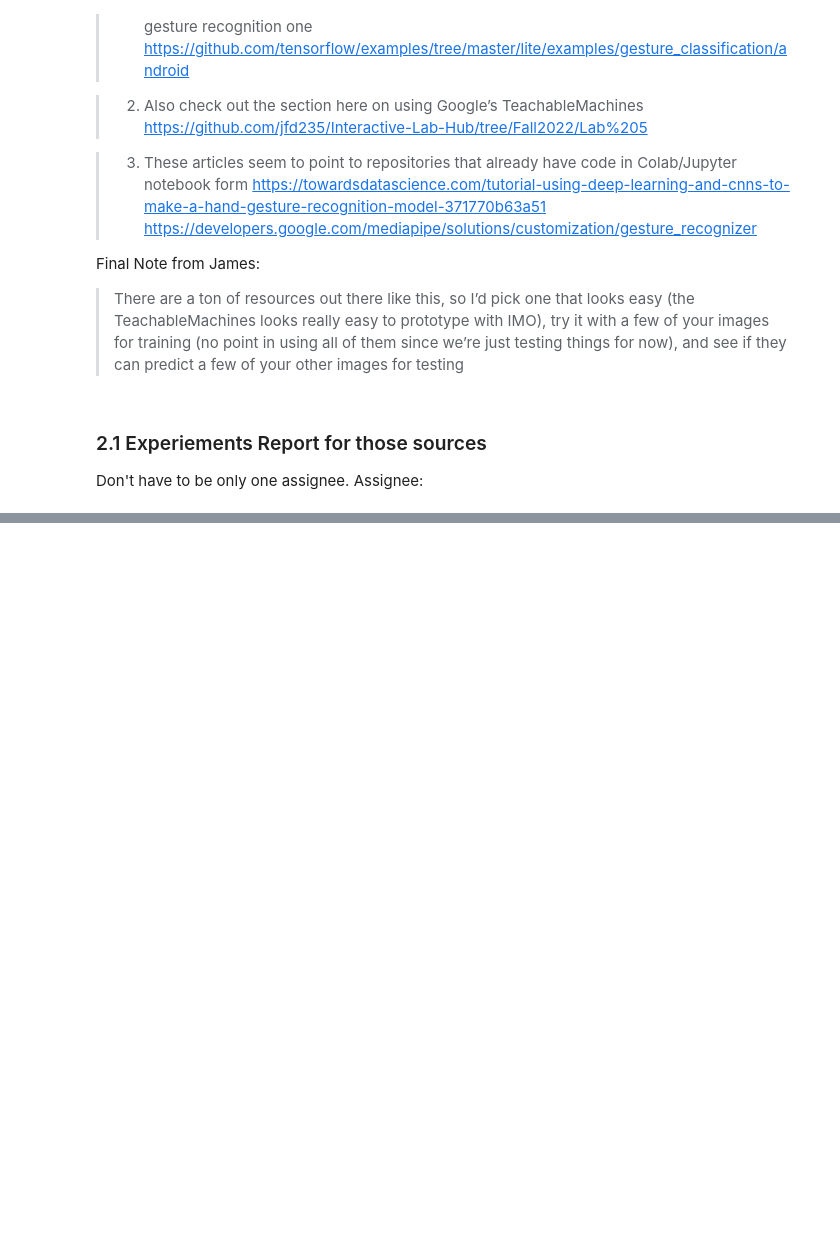
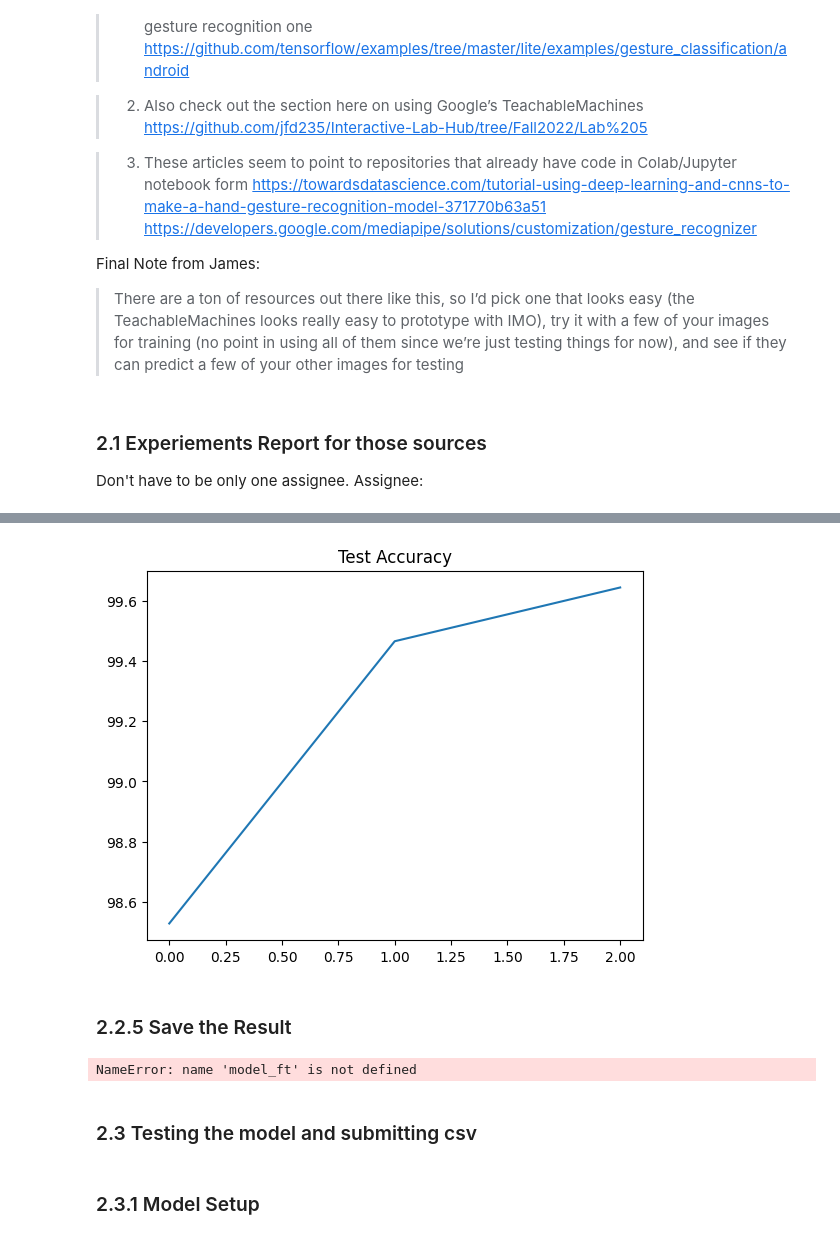
Before and after one commit to perryzjc/state-farm-distracted-driver-detector, a Jupyter notebook: ai-studio-farmers-insurance-project.ipynb, the cells around one changed output, grey strips where cells are left out. Drawn from its saved outputs; the diff is of its cells as text; code cells hidden in the pictures; blank space fills up the shorter version.

```diff
--- a/ai-studio-farmers-insurance-project.ipynb
+++ b/ai-studio-farmers-insurance-project.ipynb
@@ -354,0 +598,16 @@ Assignee:
+# %%
+plt.title('Test Accuracy')
+plt.plot(test_accs)
+plt.show()
+# %% [output]
+[figure, added]
+# %% [markdown]
+### 2.2.5 Save the Result
+# %%
+torch.save(model_ft.state_dict(), "/kaggle/working/model-driver")
+# %% [output]
+NameError: name 'model_ft' is not defined
+# %% [markdown]
+### 2.3 Testing the model and submitting csv
+# %% [markdown]
+### 2.3.1 Model Setup
```
Also changed, not shown: parts of 59 cells of this notebook.
